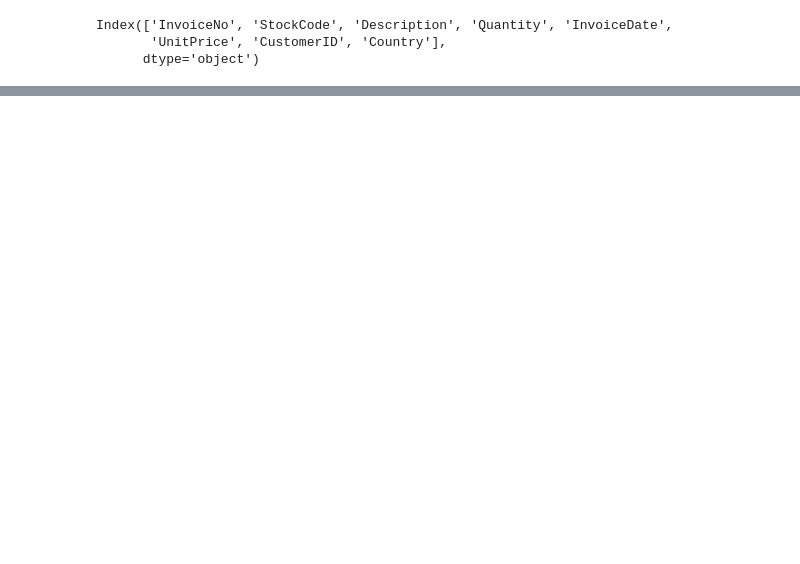
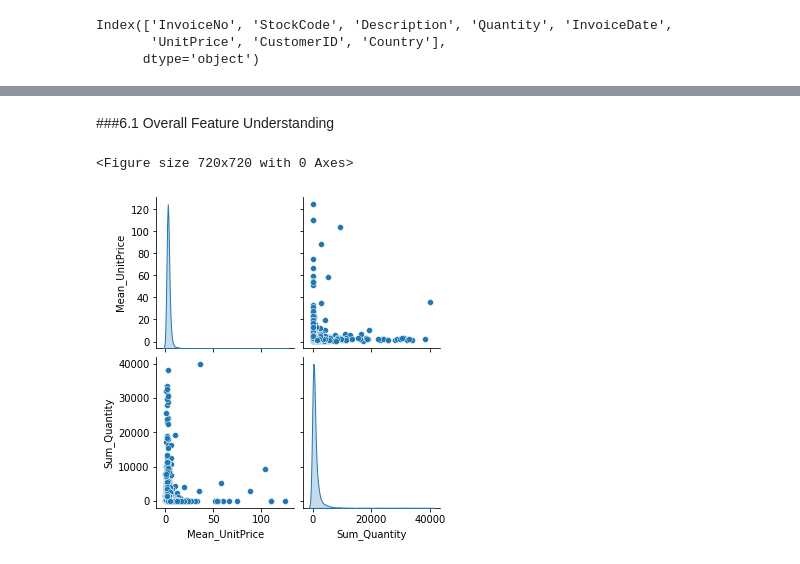
Before and after one commit to prabirdeb/Customer-Segmentation, a Jupyter notebook: Online_Retail_Customer_Segmentation.ipynb, the cells around one changed output, grey strips where cells are left out. Drawn from its saved outputs; the diff is of its cells as text; code cells hidden in the pictures; blank space fills up the shorter version.

```diff
--- a/Online_Retail_Customer_Segmentation.ipynb
+++ b/Online_Retail_Customer_Segmentation.ipynb
@@ -221,0 +408,3 @@ While, we are finding out the **general formula** from the experiences, we shoul
+# %%
+# There are clear outliers above Mean_UnitPrice> 250 . Thus we can remove these experiences
+customer_df_clean=customer_df_clean[customer_df_clean['Mean_UnitPrice'] < 250]
@@ -221,0 +415,3 @@ While, we are finding out the **general formula** from the experiences, we shoul
+# %%
+# There are clear outliers above Quantity> 10000 . Thus we can remove these experiences
+customer_df_clean=customer_df_clean[customer_df_clean['Sum_Quantity'] < 50000]
@@ -221,0 +426,10 @@ While, we are finding out the **general formula** from the experiences, we shoul
+# %% [markdown]
+###6.1 Overall Feature Understanding
+# %%
+# Univariate, bivariate and multivariate analysis in a single plot
+plt.figure(figsize=(10,10))
+sns.pairplot(data=customer_df_clean, kind='scatter', diag_kind='kde')
+plt.show()
+# %% [output]
+<Figure size 720x720 with 0 Axes>
+[figure, added]
```
Also changed, not shown: parts of 91 cells of this notebook.
